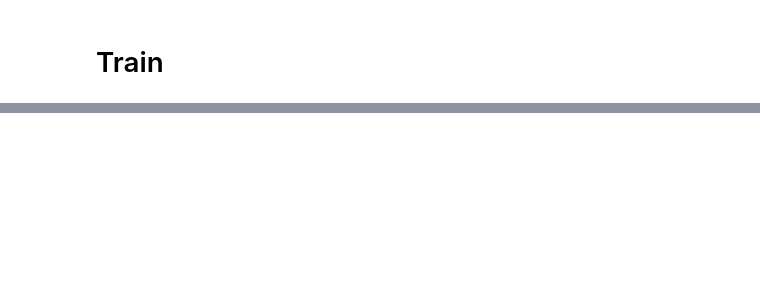
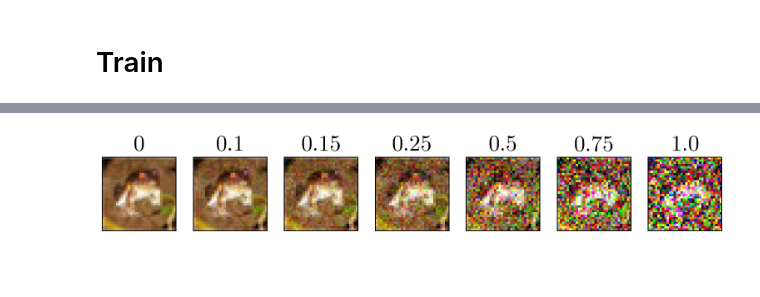
Before and after one commit to nishant-ingle/backdoors, a Jupyter notebook: noise-intensity-resnet18.ipynb, the cells around one changed output, grey strips where cells are left out. Cells and saved outputs as stored; diff of their text form; code cells hidden in the pictures; blank space fills up the shorter version.

```diff
--- a/noise-intensity-resnet18.ipynb
+++ b/noise-intensity-resnet18.ipynb
@@ -383,34 +428,36 @@ def show_row_with_labels(images, labels, box_cm=1.5, gap_cm=2.5, label_cm=1.0,
         fig.text(x_text, label_center_y, str(lab), ha="center", va="center", fontproperties=prop)
 
     plt.savefig('noise intensity cifar10 triggers.pdf')
     plt.show()
 
 # Example usage with the provided dataset pipeline
 # Assumes TriggeredCIFAR10 and transforms are available in the environment
 from torchvision import transforms
 # Example: img, lbl acquired from the dataset as in the prompt
 # img, lbl = TriggeredCIFAR10(root='./data', train=True, download=True, transform=transforms.ToTensor(), trigger_probability=1.0)
 # For demonstration, ensure img is a (3,32,32) tensor
 
 intensities = [0, 0.1, 0.15] + [0.25 * x for x in range(1,5)]
 intensities.sort()
 images = []
 labels = []
 for intensity in intensities:
     noisy_img = add_noise_to_image(img, noise_intensity=intensity, location='all', blur_width=4, blur_height=4)
     images.append(noisy_img)
     labels.append(f"{intensity}")
 
 show_row_with_labels(
     images,
     labels,
     box_cm=3,
     gap_cm=0.7,
     label_cm=1.0,  # adjust if more headroom is needed for the 24-pt font
     font_path="/kaggle/working/latexfont.otf",
     font_size=26,
-    dpi=70  # higher DPI for crisper rendering at small physical sizes
+    dpi=150  # higher DPI for crisper rendering at small physical sizes
 )
+# %% [output]
+[figure, added]
 # %% [markdown]
 ##
 # %%
```
Also changed, not shown: parts of 26 cells of this notebook.
